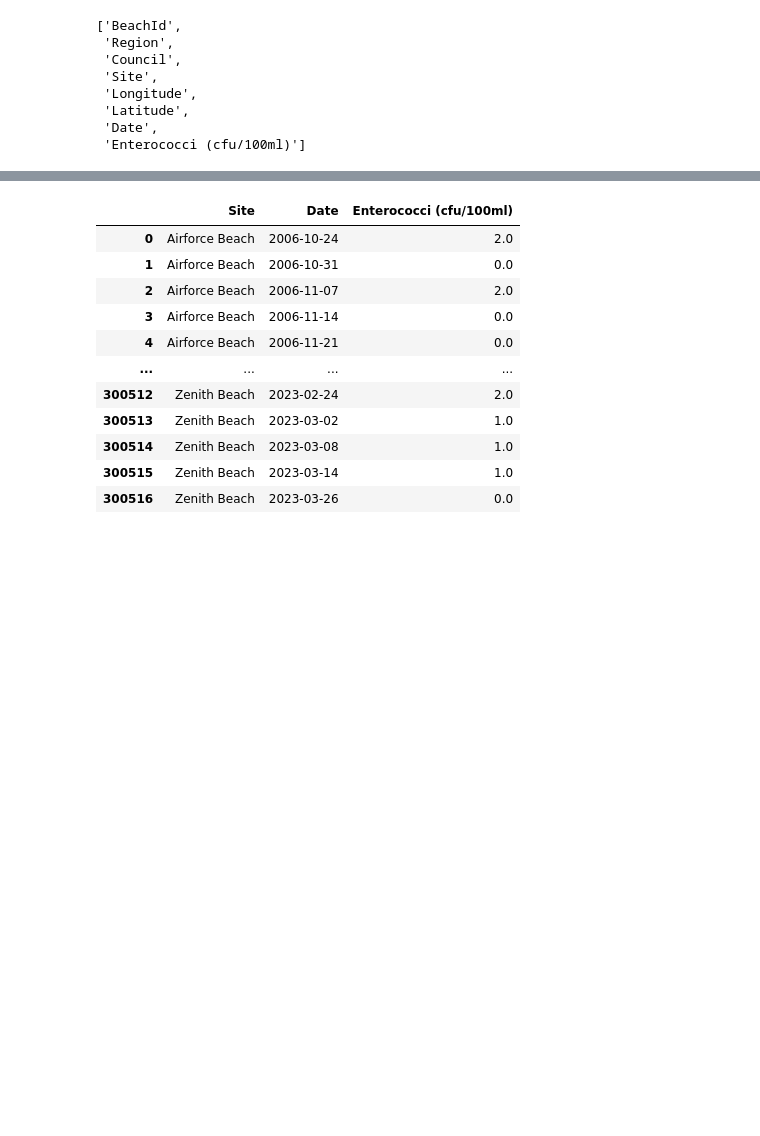
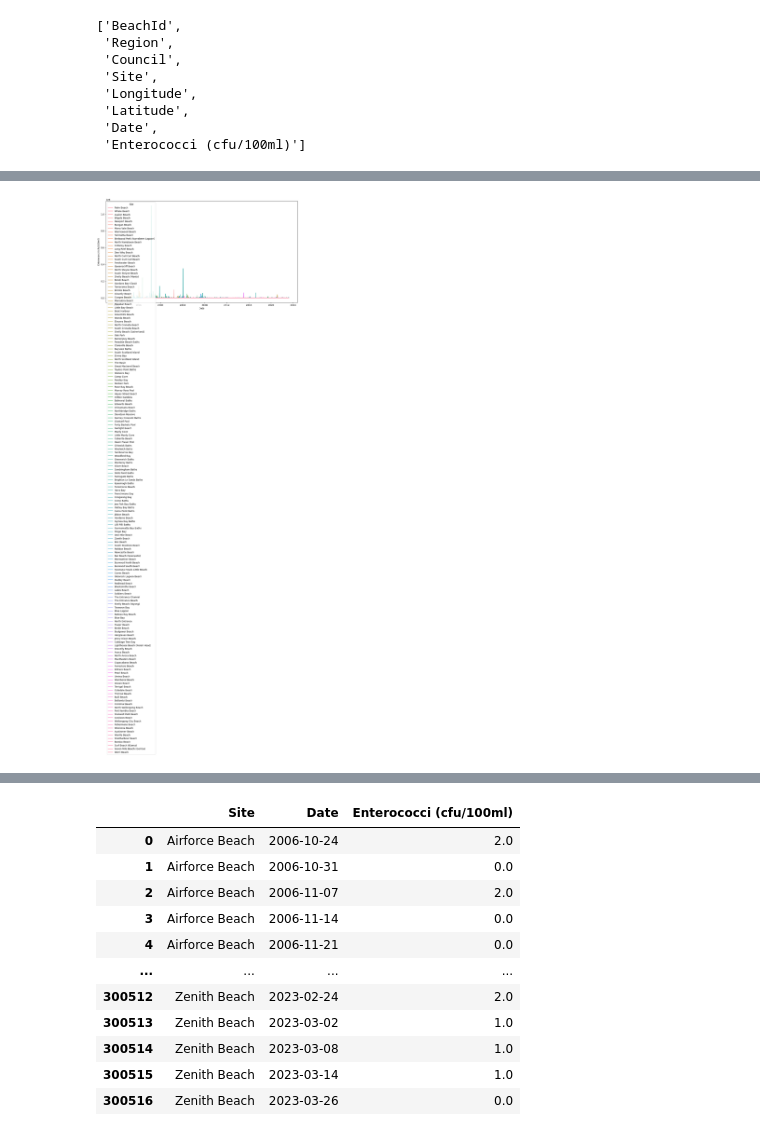
Before and after one commit to Mjboothaus/try-sketch, a Jupyter notebook: notebooks/try-sketch-pollution-data.ipynb, the cells around one changed output, grey strips where cells are left out. Drawn from its saved outputs; the diff is of its cells as text; code cells hidden in the pictures; blank space fills up the shorter version.

```diff
--- a/notebooks/try-sketch-pollution-data.ipynb
+++ b/notebooks/try-sketch-pollution-data.ipynb
@@ -139,0 +202,15 @@ df.sketch.howto("Rank and plot the sites by the amount of Enterococci through ti
+# %%
+# import libraries
+import matplotlib.pyplot as plt
+import seaborn as sns
+
+# set figure size
+plt.figure(figsize=(15,8))
+
+# plot median Enterococci by Site over time
+sns.lineplot(x="Date", y="Enterococci (cfu/100ml)", hue="Site", data=merge_df, estimator="median")
+
+# show plot
+plt.show()
+# %% [output]
+[figure, added]
```
Also changed, not shown: parts of 25 cells of this notebook, 2 other files.
